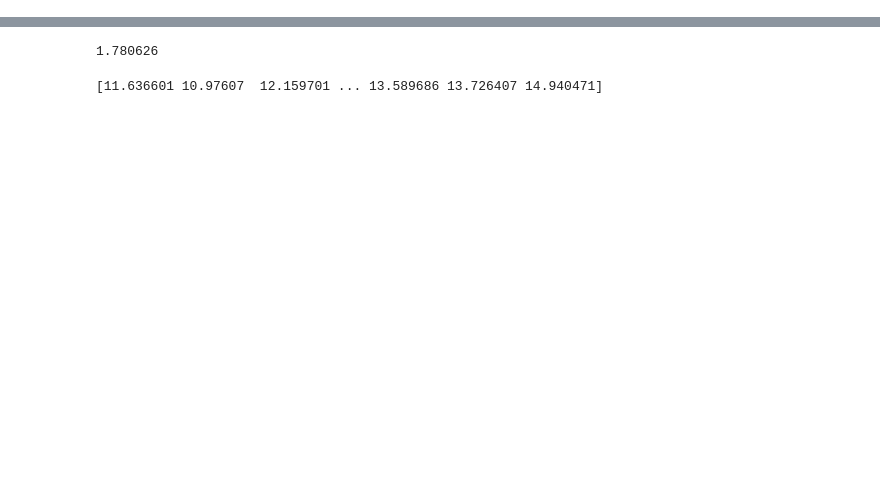
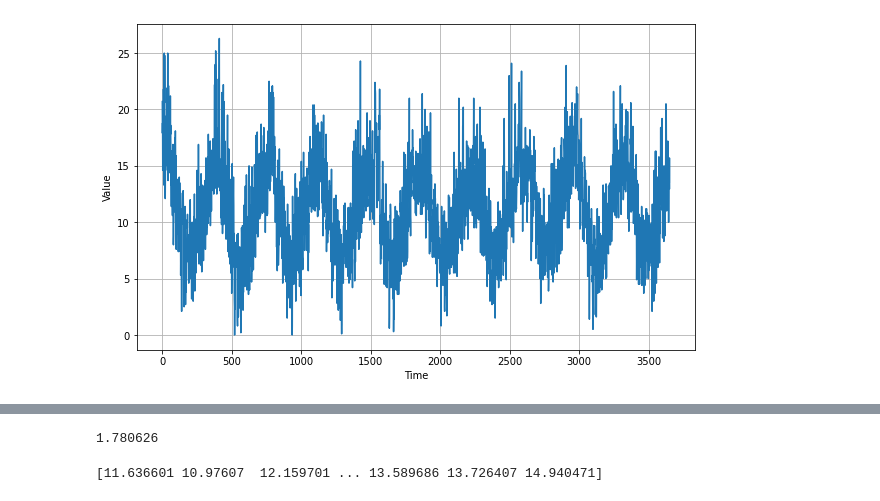
Before and after one commit to vijaynadimpalli/dlaicourse, a Jupyter notebook: TensorFlow In Practice/Course 4 - S+P/S+P Week 4 Exercise Question.ipynb, the cells around one changed output, grey strips where cells are left out. Cells and saved outputs as stored; diff of their text form; code cells hidden in the pictures; blank space fills up the shorter version.

```diff
--- a/TensorFlow In Practice/Course 4 - S+P/S+P Week 4 Exercise Question.ipynb
+++ b/TensorFlow In Practice/Course 4 - S+P/S+P Week 4 Exercise Question.ipynb
@@ -30,15 +63,22 @@ def plot_series(time, series, format="-", start=0, end=None):
 # %%
 import csv
 time_step = []
 temps = []
 
 with open('/tmp/daily-min-temperatures.csv') as csvfile:
+  reader = csv.reader(csvfile)
+  next(reader)
+  for ind,line in enumerate(reader):
+    temps.append(np.array(line[1],dtype='float32'))
+    time_step.append(ind + 1)
 # YOUR CODE HERE. READ TEMPERATURES INTO TEMPS
 # HAVE TIME STEPS BE A SIMPLE ARRAY OF 1, 2, 3, 4 etc
 
 series = np.array(temps)
 time = np.array(time_step)
 plt.figure(figsize=(10, 6))
 plot_series(time, series)
+# %% [output]
+[figure, added]
 # %%
 split_time = 2500
```
Also changed, not shown: parts of 15 cells of this notebook.
